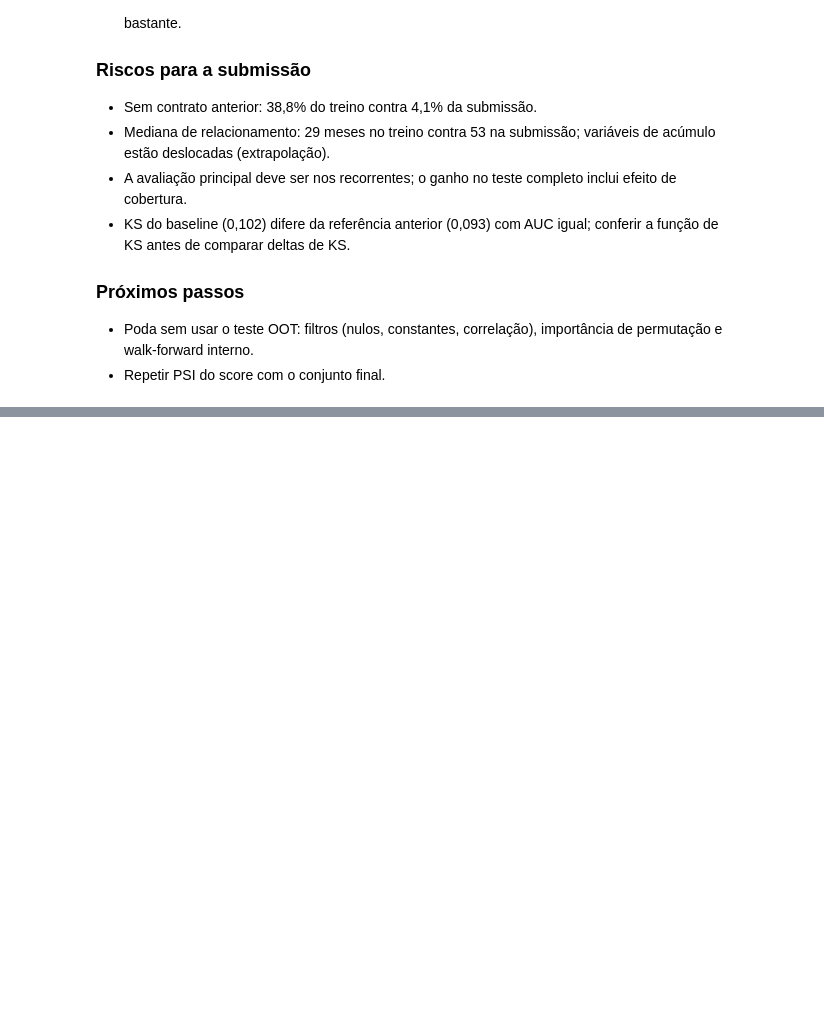
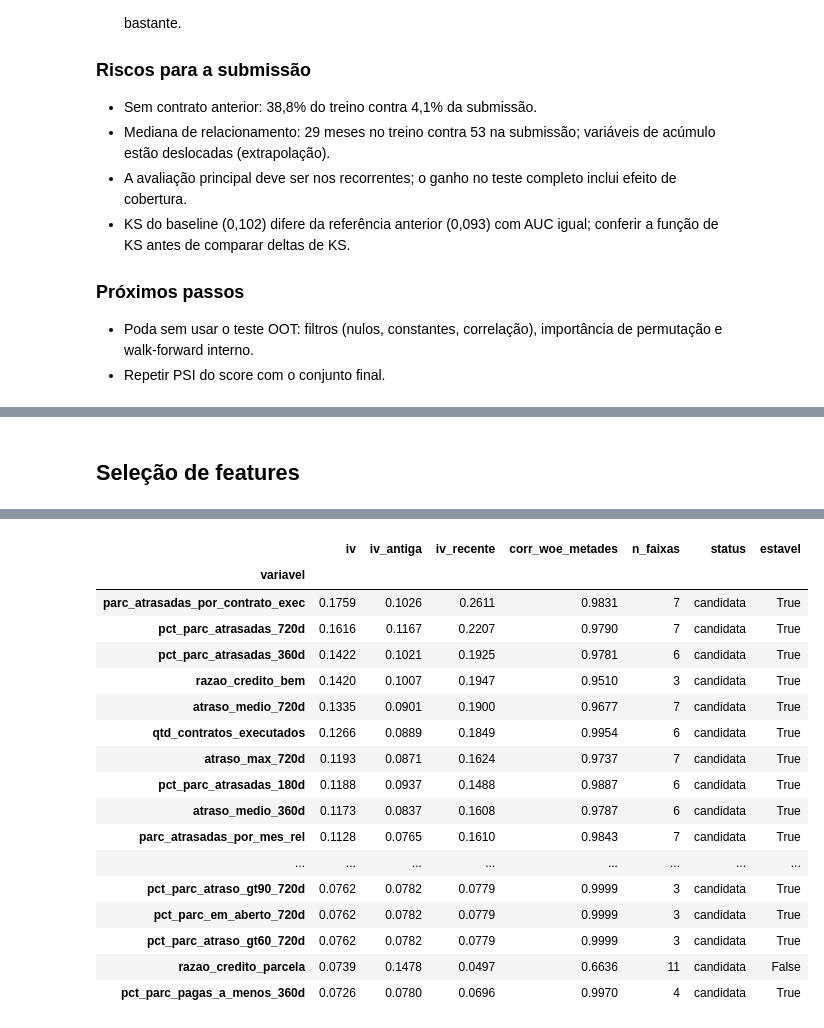
Before and after one commit to Gabverz/DS-Accelerator, a Jupyter notebook: notebooks/03_features_modelagem.ipynb, the cells around one changed output, grey strips where cells are left out. Saved outputs shown, nothing was run; the diff lists cells and outputs as text; code cells hidden in the pictures; blank space fills up the shorter version.

Commit message:
docs: metodo de selecao de features (IV/WOE, estabilidade, correlacao, familias e permutacao)

```diff
--- a/notebooks/03_features_modelagem.ipynb
+++ b/notebooks/03_features_modelagem.ipynb
@@ -1457,0 +1668,62 @@ display(pd.DataFrame(linhas).set_index("conjunto").round(4))
+# %% [markdown]
+## Seleção de features
+# %%
+# ============================================================
+# Poda | IV e WOE por variável (treino com embargo, sem teste OOT)
+# Faixas por quantis do treino completo; nulos em faixa própria;
+# suavização para evitar divisão por zero. IV calculado também em
+# duas metades temporais (antiga e recente) para medir estabilidade.
+# ============================================================
+N_FAIXAS_IV = 10
+SUAVIZ = 0.5                 # suavização aditiva por faixa
+IV_MIN, IV_FORTE = 0.02, 0.5  # abaixo de IV_MIN: sem poder; acima de IV_FORTE: suspeito
+
+COLS_IV = [c for c in (list(GRUPO_A) + list(COLS_B)) if c not in ACUMULO]
+df_iv = base_treino.loc[tr_com.index, ["data_decisao", COL_TARGET] + COLS_IV].sort_values("data_decisao")
+y_iv = df_iv[COL_TARGET].astype(int).to_numpy()
+meia = len(df_iv) // 2
+metades = {"antiga": np.arange(len(df_iv)) < meia, "recente": np.arange(len(df_iv)) >= meia}
+
+def tabela_woe(v, y, cortes):
+    """WOE e IV por faixa; última faixa reservada aos nulos."""
+    n_bins = cortes.size + 2
+    faixa = np.where(np.isnan(v), n_bins - 1, np.searchsorted(cortes, v, side="right"))
+    maus = np.bincount(faixa, weights=y, minlength=n_bins) + SUAVIZ
+    bons = np.bincount(faixa, weights=1 - y, minlength=n_bins) + SUAVIZ
+    dist_m, dist_b = maus / maus.sum(), bons / bons.sum()
+    woe = np.log(dist_b / dist_m)                      # positivo = menor risco
+    iv = float(np.sum((dist_b - dist_m) * woe))
+    return woe, iv
+
+linhas, woes = [], {}
+for col in COLS_IV:
+    v = df_iv[col].to_numpy(dtype="float64")
+    ok = v[~np.isnan(v)]
+    if ok.size == 0 or np.unique(ok).size < 2:
+        continue
+    cortes = np.unique(np.quantile(ok, np.linspace(0, 1, N_FAIXAS_IV + 1)[1:-1]))
+    woe, iv = tabela_woe(v, y_iv, cortes)
+    woes[col] = woe
+
+    iv_m, woe_m = {}, {}
+    for nome, m in metades.items():
+        w_m, i_m = tabela_woe(v[m], y_iv[m], cortes)    # mesmas faixas nas duas metades
+        iv_m[nome], woe_m[nome] = i_m, w_m
+    # estabilidade do padrão de risco: correlação do WOE entre metades
+    if np.std(woe_m["antiga"]) > 0 and np.std(woe_m["recente"]) > 0:
+        corr_woe = float(np.corrcoef(woe_m["antiga"], woe_m["recente"])[0, 1])
+    else:
+        corr_woe = np.nan
+    linhas.append({"variavel": col, "iv": iv, "iv_antiga": iv_m["antiga"], "iv_recente": iv_m["recente"],
+                   "corr_woe_metades": corr_woe, "n_faixas": cortes.size + 2})
+
+iv_df = pd.DataFrame(linhas).set_index("variavel")
+iv_df["status"] = np.select(
+    [iv_df["iv"] < IV_MIN, iv_df["iv"] > IV_FORTE],
+    ["sem_poder", "suspeito"], default="candidata")
+iv_df["estavel"] = (iv_df["corr_woe_metades"] > 0.7) & (iv_df[["iv_antiga", "iv_recente"]].min(axis=1) >= IV_MIN)
+
+print(iv_df["status"].value_counts())
+print("Candidatas estáveis:", int(((iv_df["status"] == "candidata") & iv_df["estavel"]).sum()))
+display(iv_df.sort_values("iv", ascending=False).round(4).head(30))
+# %% [output]
@@ -1457,0 +1735,18 @@ display(pd.DataFrame(linhas).set_index("conjunto").round(4))
+|  | iv | iv_antiga | iv_recente | corr_woe_metades | n_faixas | status | estavel |
+| variavel |  |  |  |  |  |  |  |
+| parc_atrasadas_por_contrato_exec | 0.1759 | 0.1026 | 0.2611 | 0.9831 | 7 | candidata | True |
+| pct_parc_atrasadas_720d | 0.1616 | 0.1167 | 0.2207 | 0.9790 | 7 | candidata | True |
+| pct_parc_atrasadas_360d | 0.1422 | 0.1021 | 0.1925 | 0.9781 | 6 | candidata | True |
+| razao_credito_bem | 0.1420 | 0.1007 | 0.1947 | 0.9510 | 3 | candidata | True |
+| atraso_medio_720d | 0.1335 | 0.0901 | 0.1900 | 0.9677 | 7 | candidata | True |
+| qtd_contratos_executados | 0.1266 | 0.0889 | 0.1849 | 0.9954 | 6 | candidata | True |
+| atraso_max_720d | 0.1193 | 0.0871 | 0.1624 | 0.9737 | 7 | candidata | True |
+| pct_parc_atrasadas_180d | 0.1188 | 0.0937 | 0.1488 | 0.9887 | 6 | candidata | True |
+| atraso_medio_360d | 0.1173 | 0.0837 | 0.1608 | 0.9787 | 6 | candidata | True |
+| parc_atrasadas_por_mes_rel | 0.1128 | 0.0765 | 0.1610 | 0.9843 | 7 | candidata | True |
+| ... | ... | ... | ... | ... | ... | ... | ... |
+| pct_parc_atraso_gt90_720d | 0.0762 | 0.0782 | 0.0779 | 0.9999 | 3 | candidata | True |
+| pct_parc_em_aberto_720d | 0.0762 | 0.0782 | 0.0779 | 0.9999 | 3 | candidata | True |
+| pct_parc_atraso_gt60_720d | 0.0762 | 0.0782 | 0.0779 | 0.9999 | 3 | candidata | True |
+| razao_credito_parcela | 0.0739 | 0.1478 | 0.0497 | 0.6636 | 11 | candidata | False |
+| pct_parc_pagas_a_menos_360d | 0.0726 | 0.0780 | 0.0696 | 0.9970 | 4 | candidata | True |
```
Also changed, not shown: parts of 12 cells of this notebook.
